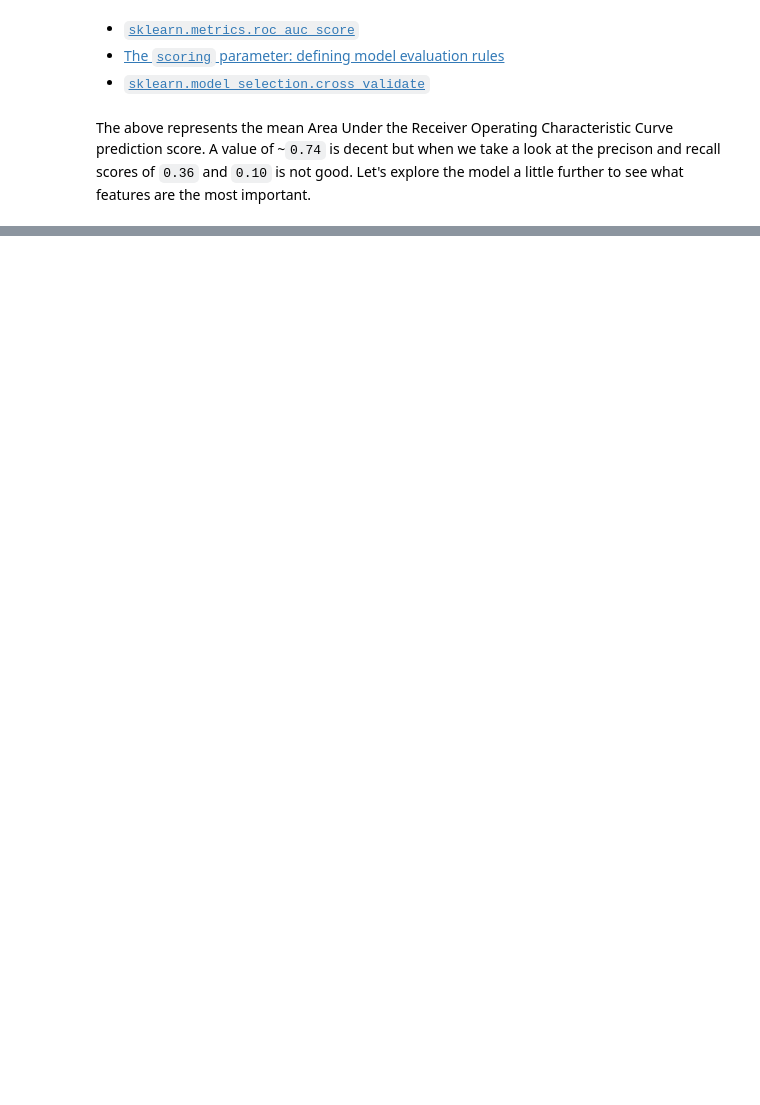
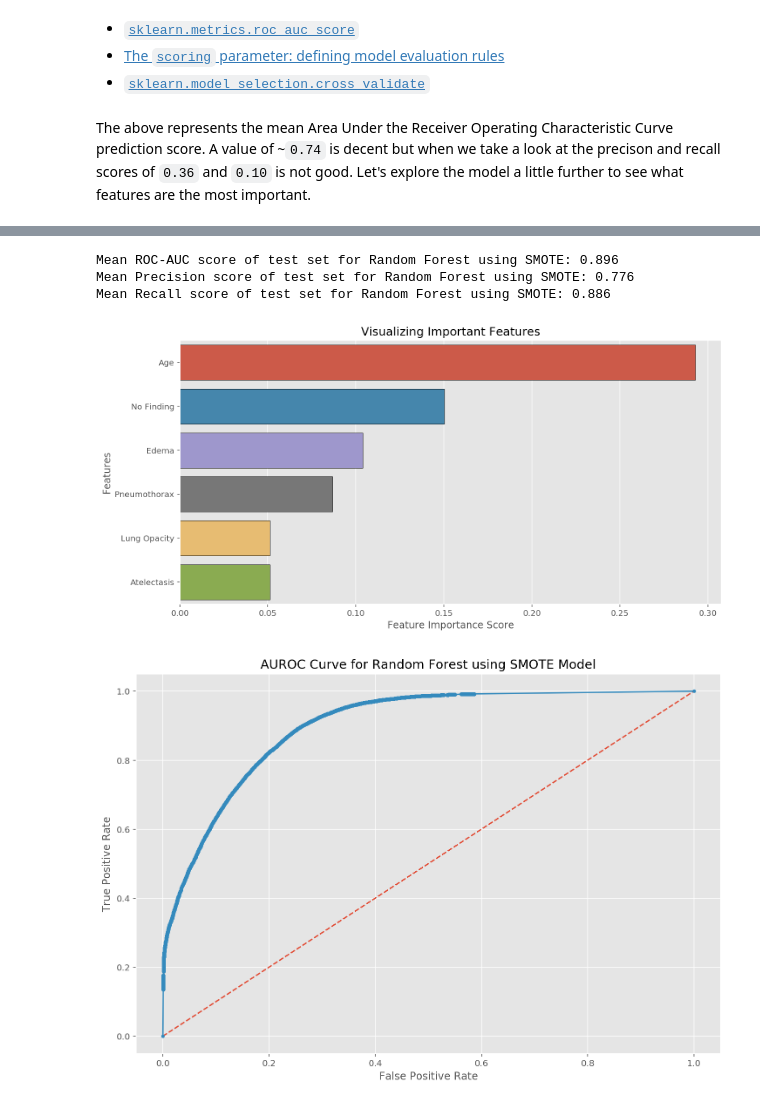
Before and after one commit to earny-joe/Springboard-DS-Portfolio, a Jupyter notebook: capstone_2/exploration/chexpert_eda-final.ipynb, the cells around one changed output, grey strips where cells are left out. Saved outputs shown, nothing was run; the diff lists cells and outputs as text; code cells hidden in the pictures; blank space fills up the shorter version.

```diff
--- a/capstone_2/exploration/chexpert_eda-final.ipynb
+++ b/capstone_2/exploration/chexpert_eda-final.ipynb
@@ -697,0 +694,8 @@ plt.title("Visualizing Important Features");
+# %%
+classifier_smote, smote_scores = eda.ml_smote(X, y, random_state=1, title='Random Forest using SMOTE');
+# %% [output]
+Mean ROC-AUC score of test set for Random Forest using SMOTE: 0.896
+Mean Precision score of test set for Random Forest using SMOTE: 0.776
+Mean Recall score of test set for Random Forest using SMOTE: 0.886
+[figure, added]
+[figure, added]
```
Also changed, not shown: parts of 18 cells of this notebook, 1 other file.
